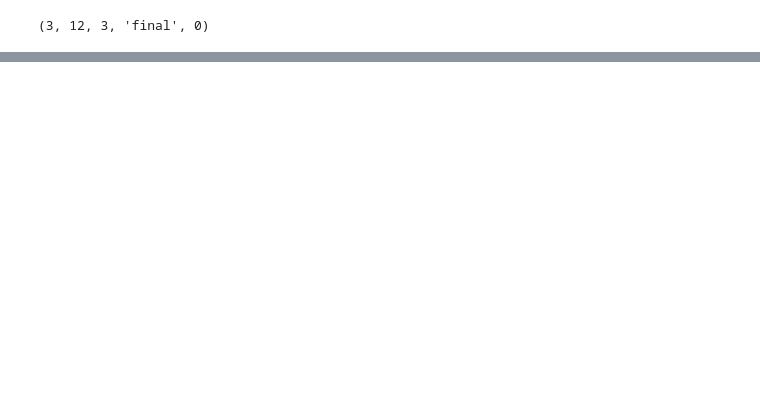
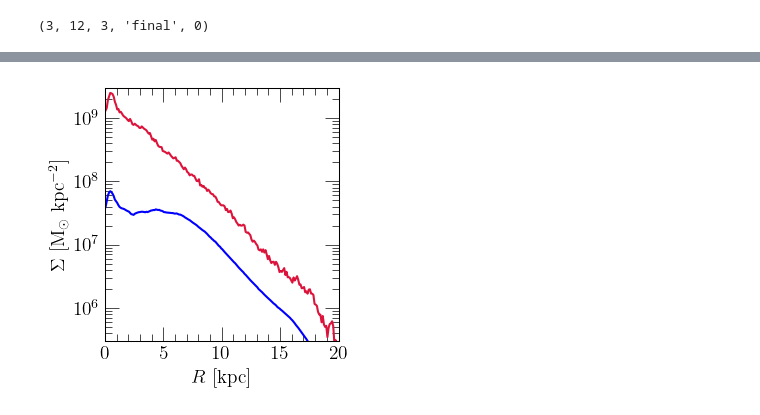
Before and after one commit to giganano/neutron-capture, a Jupyter notebook: notebooks/diskproperties.ipynb, the cells around one changed output, grey strips where cells are left out. Saved outputs shown, nothing was run; the diff lists cells and outputs as text; code cells hidden in the pictures; blank space fills up the shorter version.

```diff
--- a/notebooks/diskproperties.ipynb
+++ b/notebooks/diskproperties.ipynb
@@ -53,3 +53,34 @@ plt.show()
+# %%
+fig = plt.figure(figsize = (3.3, 3.3))
+ax = fig.add_subplot(111)
+ax.set_xlabel(r"$R$ [kpc]")
+ax.set_ylabel(r"$\Sigma$ [M$_\odot$ kpc$^{-2}$]")
+ax.set_xlim([0, 20])
+ax.set_ylim([3e5, 3e9])
+ax.set_yscale("log")
+
+def plot_density_profile(ax, output, which = "stars", zone_width = 0.1, **kwargs):
+    radii = [zone_width * (i + 0.5) for i in range(len(output.zones.keys()))]
+    sigma = []
+    for i in range(len(radii)):
+        area = np.pi * zone_width**2 * ((i + 1)**2 - i**2)
+        match which:
+            case "stars":
+                stars = output.stars.filter("zone_final", "==", i)
+                sigma.append(sum(stars["mass"]) / area)
+            case "gas":
+                sigma.append(output.zones["zone%d" % (i)].history["mgas"][-1] / area)
+            case _:
+                raise ValueError("Bad 'which': %s. Should be 'stars' or 'gas.'" % (which))
+    ax.plot(radii, sigma, **kwargs)
+
+plot_density_profile(ax, output, which = "stars", c = named_colors()["crimson"])
+plot_density_profile(ax, output, which = "gas", c = named_colors()["blue"])
+
+plt.tight_layout()
+plt.show()
+# %% [output]
+[figure, added]
 # %%
 RADII = [3, 5, 7, 9, 11, 13]
 COLORS = ["crimson", "darkorange", "gold", "green", "blue", "darkviolet"]
```
Also changed, not shown: parts of 6 cells of this notebook, 10 other files.
